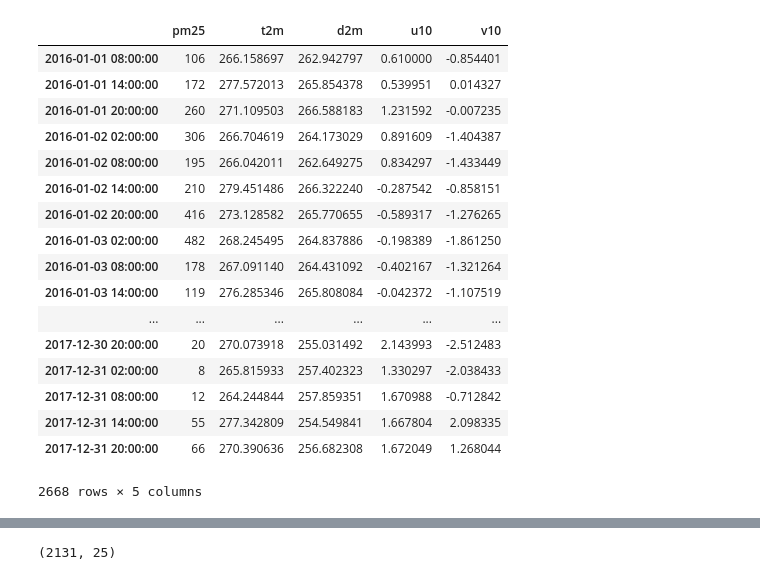
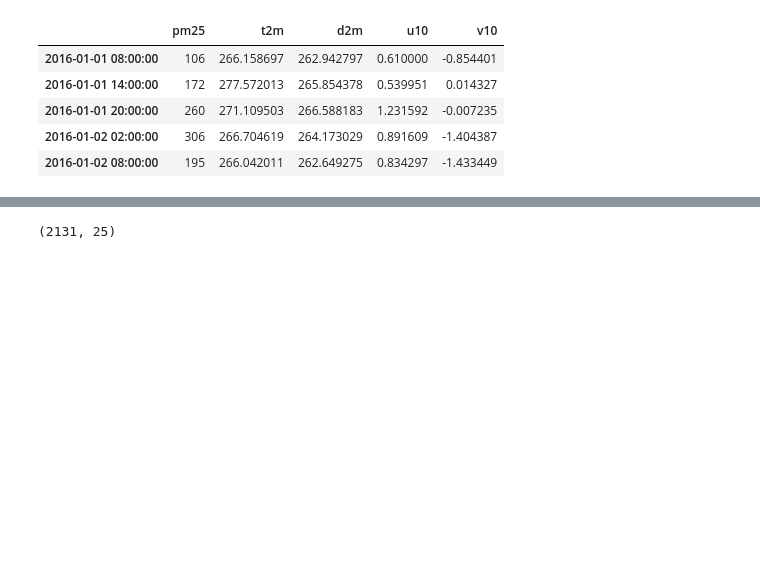
Before and after one commit to wukunkunhaha/Air-Quality, a Jupyter notebook: 大喵喵.ipynb, the cells around one changed output, grey strips where cells are left out. Saved outputs shown, nothing was run; the diff lists cells and outputs as text; code cells hidden in the pictures; blank space fills up the shorter version.

```diff
--- a/大喵喵.ipynb
+++ b/大喵喵.ipynb
@@ -10,26 +11,14 @@ from sklearn import linear_model
 # %%
 raw_data = pd.read_csv("raw_data.csv", parse_dates=[0], index_col=0)
 # %%
-raw_data
+raw_data.head()
 # %% [output]
 |  | pm25 | t2m | d2m | u10 | v10 |
 | 2016-01-01 08:00:00 | 106 | 266.158697 | 262.942797 | 0.610000 | -0.854401 |
 | 2016-01-01 14:00:00 | 172 | 277.572013 | 265.854378 | 0.539951 | 0.014327 |
 | 2016-01-01 20:00:00 | 260 | 271.109503 | 266.588183 | 1.231592 | -0.007235 |
 | 2016-01-02 02:00:00 | 306 | 266.704619 | 264.173029 | 0.891609 | -1.404387 |
 | 2016-01-02 08:00:00 | 195 | 266.042011 | 262.649275 | 0.834297 | -1.433449 |
-| 2016-01-02 14:00:00 | 210 | 279.451486 | 266.322240 | -0.287542 | -0.858151 |
-| 2016-01-02 20:00:00 | 416 | 273.128582 | 265.770655 | -0.589317 | -1.276265 |
-| 2016-01-03 02:00:00 | 482 | 268.245495 | 264.837886 | -0.198389 | -1.861250 |
-| 2016-01-03 08:00:00 | 178 | 267.091140 | 264.431092 | -0.402167 | -1.321264 |
-| 2016-01-03 14:00:00 | 119 | 276.285346 | 265.808084 | -0.042372 | -1.107519 |
-| ... | ... | ... | ... | ... | ... |
-| 2017-12-30 20:00:00 | 20 | 270.073918 | 255.031492 | 2.143993 | -2.512483 |
-| 2017-12-31 02:00:00 | 8 | 265.815933 | 257.402323 | 1.330297 | -2.038433 |
-| 2017-12-31 08:00:00 | 12 | 264.244844 | 257.859351 | 1.670988 | -0.712842 |
-| 2017-12-31 14:00:00 | 55 | 277.342809 | 254.549841 | 1.667804 | 2.098335 |
-| 2017-12-31 20:00:00 | 66 | 270.390636 | 256.682308 | 1.672049 | 1.268044 |
-2668 rows × 5 columns
 # %%
 def series_to_supervised(data, n_in=1, n_out=1, dropnan=True):
     """
```
Also changed, not shown: parts of 9 cells of this notebook.
